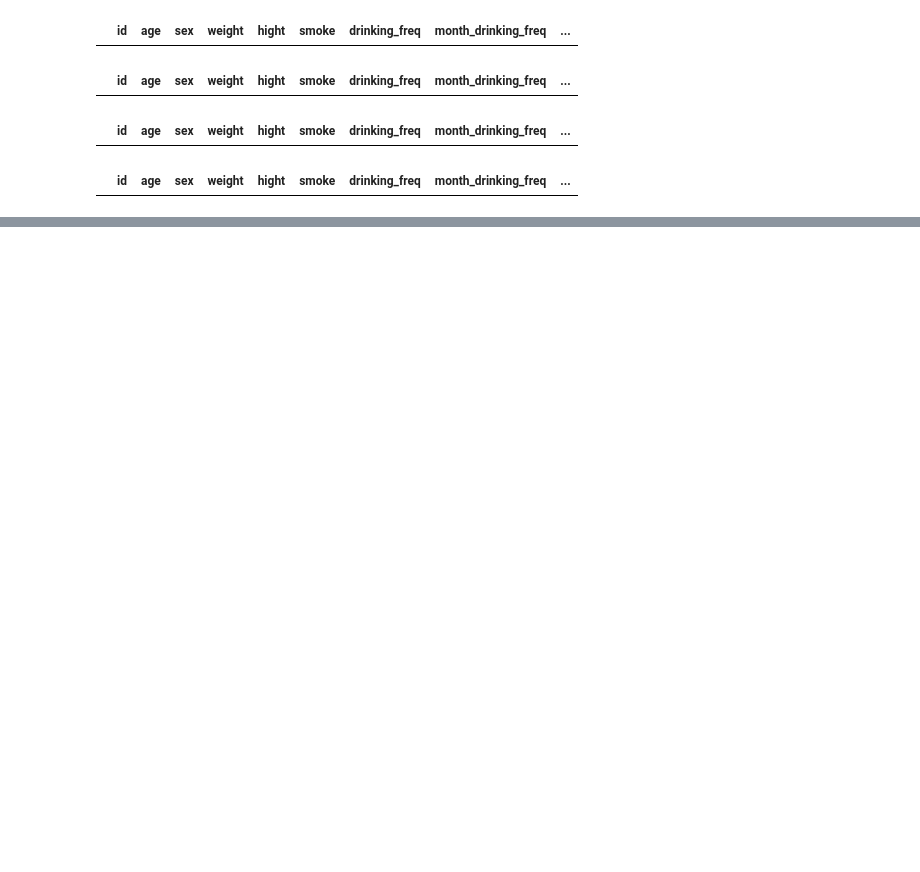
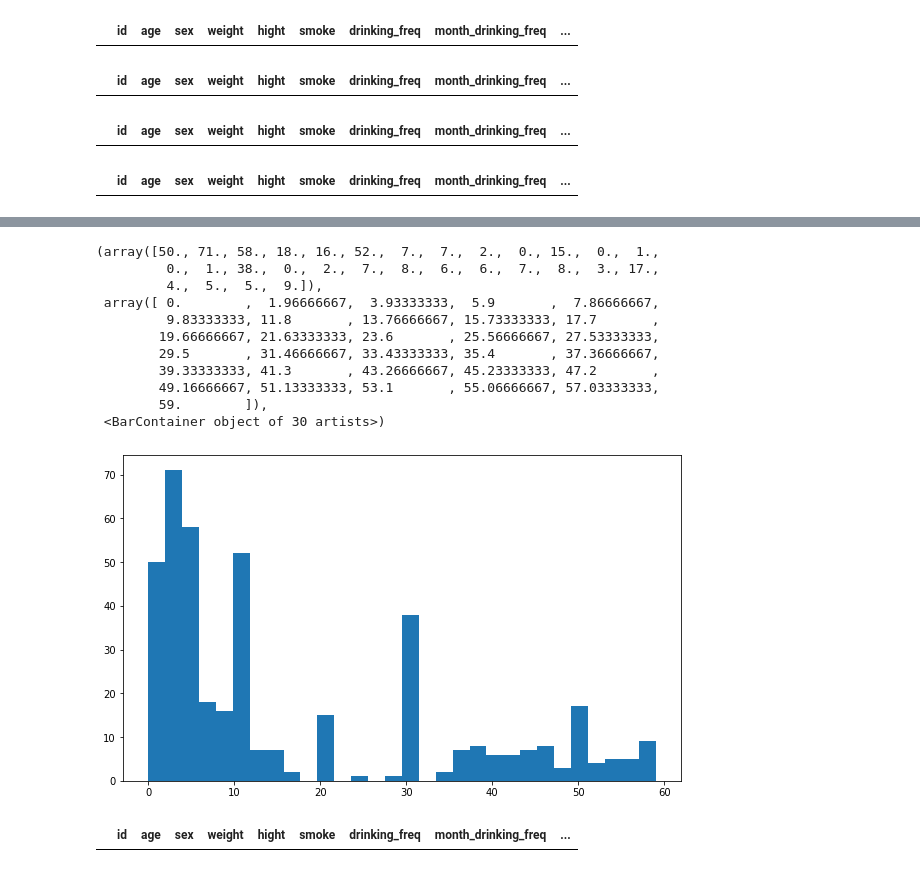
Before and after one commit to lxzhe718-1935368/Alcohol-Tolerance-Prediction, a Jupyter notebook: final_project.ipynb, the cells around one changed output, grey strips where cells are left out. Drawn from its saved outputs; the diff is of its cells as text; code cells hidden in the pictures; blank space fills up the shorter version.

```diff
--- a/final_project.ipynb
+++ b/final_project.ipynb
@@ -22,3 +27,5 @@ df
+# %%
+df = df.dropna()
 # %%
 # check all the free response questions
 # fix the value manually in excel
@@ -96,0 +103,4 @@ df.loc[df["workout_freq"] == 5, "workout_freq"] = "Never"
+# %%
+df['tolerance'] = df['tolerance'].apply(lambda x: np.random.randint(35,60) if x >= 60 else x)
+
+df['tol_cat'] = df['tolerance'].apply(lambda x : "poor" if x < 3 else ("average" if x < 8 else ("ok" if x < 15 else ("good" if x < 30 else ('"excellent"' if x < 50 else "outstanding")))))
@@ -112,0 +185,20 @@ df
+# %%
+plt.figure(figsize=(10,6),facecolor='white')
+plt.hist(df["tolerance"],bins=30)
+# %% [output]
+(array([50., 71., 58., 18., 16., 52.,  7.,  7.,  2.,  0., 15.,  0.,  1.,
+         0.,  1., 38.,  0.,  2.,  7.,  8.,  6.,  6.,  7.,  8.,  3., 17.,
+         4.,  5.,  5.,  9.]),
+ array([ 0.        ,  1.96666667,  3.93333333,  5.9       ,  7.86666667,
+         9.83333333, 11.8       , 13.76666667, 15.73333333, 17.7       ,
+        19.66666667, 21.63333333, 23.6       , 25.56666667, 27.53333333,
+        29.5       , 31.46666667, 33.43333333, 35.4       , 37.36666667,
+        39.33333333, 41.3       , 43.26666667, 45.23333333, 47.2       ,
+        49.16666667, 51.13333333, 53.1       , 55.06666667, 57.03333333,
+        59.        ]),
+ <BarContainer object of 30 artists>)
+[figure, added]
+# %%
+df[df["tolerance"] == 100]
+# %% [output]
+|  | id | age | sex | weight | hight | smoke | drinking_freq | month_drinking_freq | ... |
```
Also changed, not shown: parts of 10 cells of this notebook.
